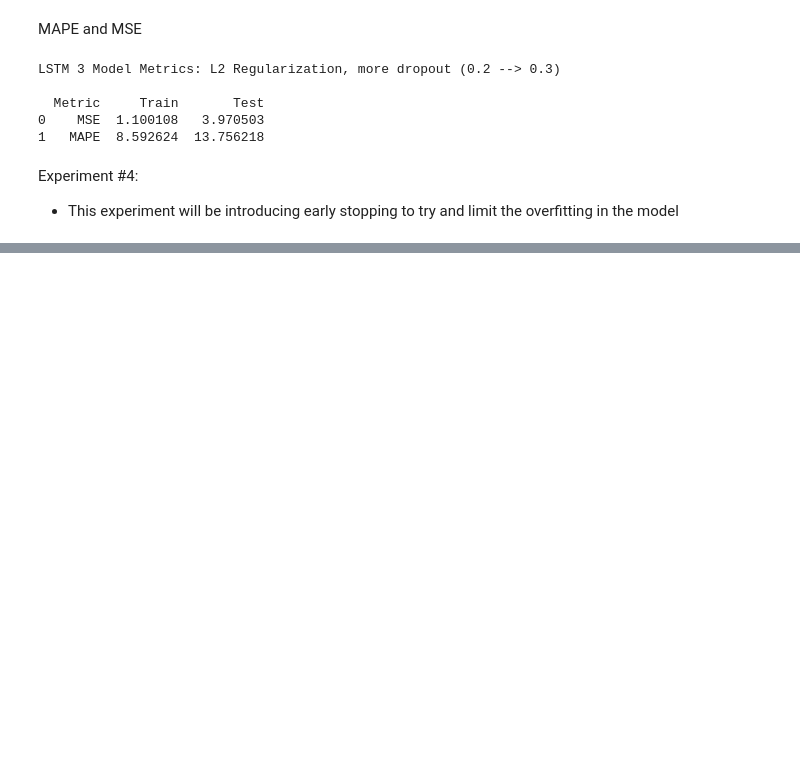
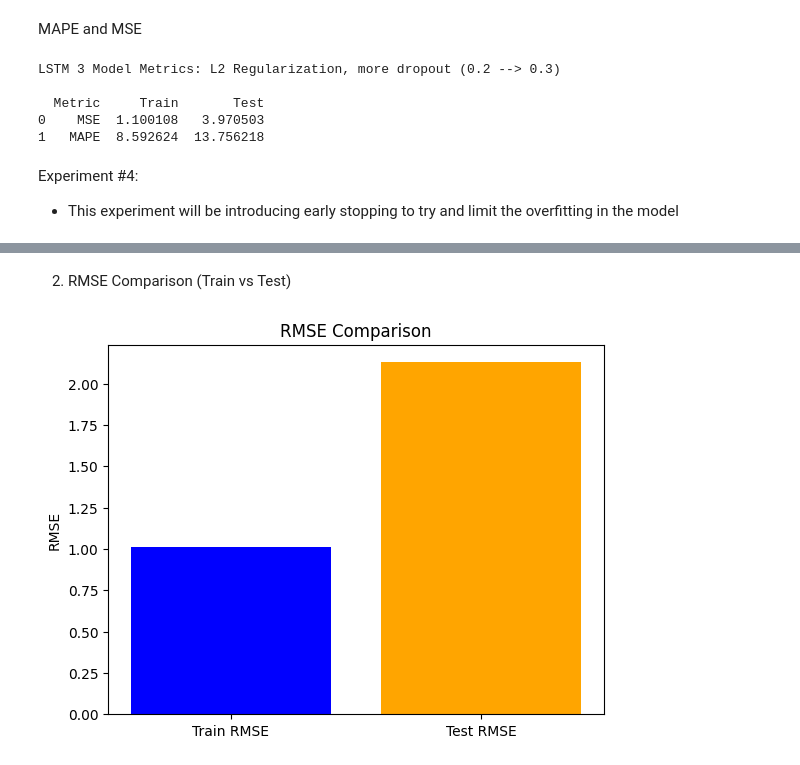
Before and after one commit to jonburns2454/DATA_698, a Jupyter notebook: DATA_698_MASTERS_PROJECT.ipynb, the cells around one changed output, grey strips where cells are left out. Saved outputs shown, nothing was run; the diff lists cells and outputs as text; code cells hidden in the pictures; blank space fills up the shorter version.

```diff
--- a/DATA_698_MASTERS_PROJECT.ipynb
+++ b/DATA_698_MASTERS_PROJECT.ipynb
@@ -1403,0 +1172,12 @@ print(results)
+# %% [markdown]
+2. RMSE Comparison (Train vs Test)
+# %%
+train_rmse = np.sqrt(mean_squared_error(y_train, train_pred))
+test_rmse = np.sqrt(mean_squared_error(y_test, test_pred))
+
+plt.bar(['Train RMSE', 'Test RMSE'], [train_rmse, test_rmse], color=['blue', 'orange'])
+plt.title('RMSE Comparison')
+plt.ylabel('RMSE')
+plt.show()
+# %% [output]
+[figure, added]
```
Also changed, not shown: parts of 24 cells of this notebook.
